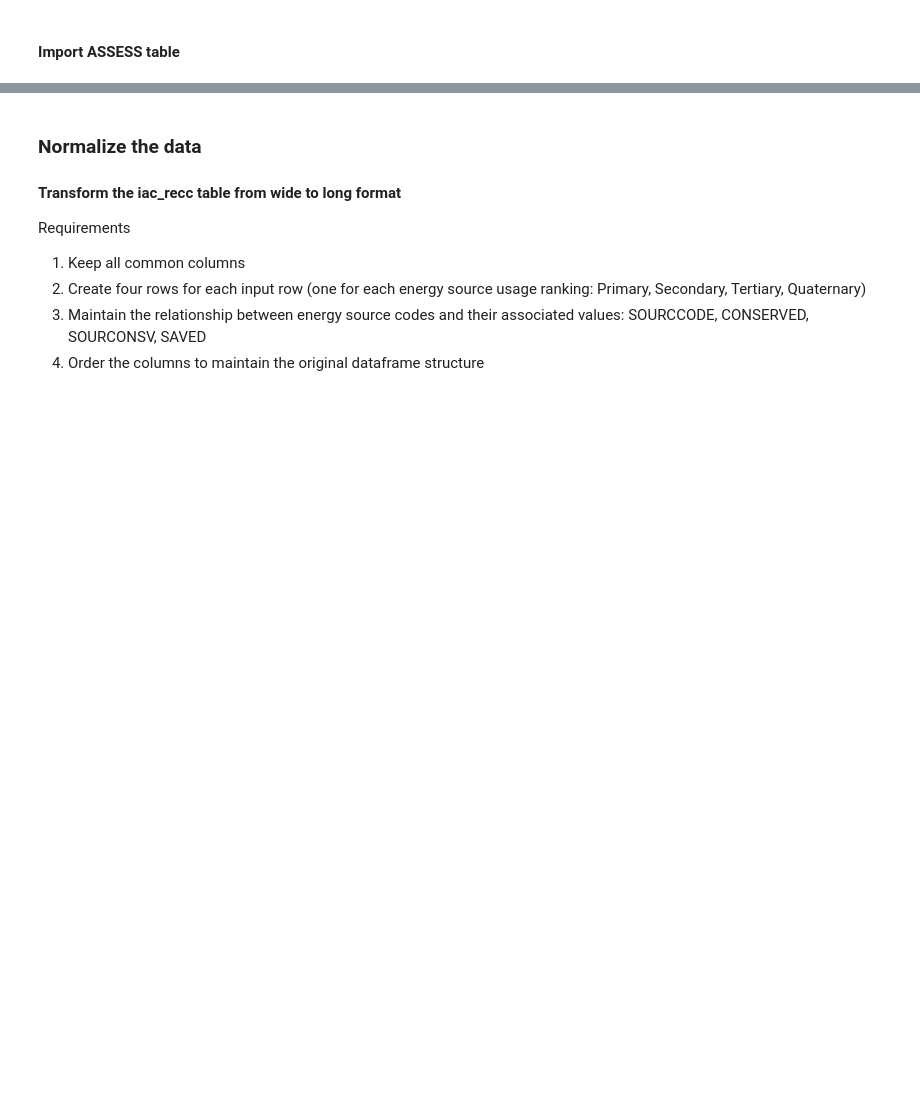
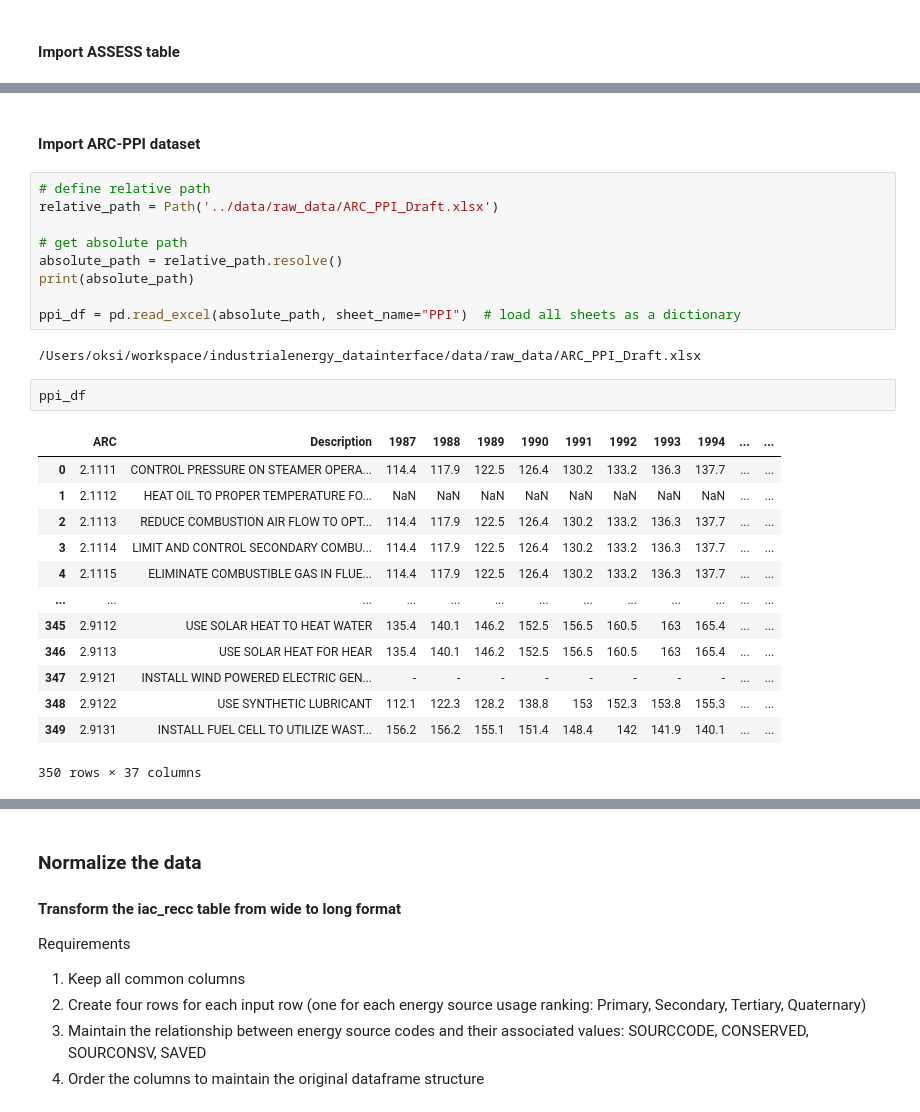
Before and after one commit to IndustrialEnergy/dataintegration, a Jupyter notebook: src/data_cleaning.ipynb, the cells around one changed output, grey strips where cells are left out. Saved outputs shown, nothing was run; the diff lists cells and outputs as text; blank space fills up the shorter version.

```diff
--- a/src/data_cleaning.ipynb
+++ b/src/data_cleaning.ipynb
@@ -63,3 +75,32 @@ Index(['ID', 'CENTER', 'FY', 'SIC', 'NAICS', 'STATE', 'SALES', 'EMPLOYEES',
        'W3_plant_usage', 'W4_plant_cost', 'W4_plant_usage', 'W5_plant_cost',
        'W5_plant_usage', 'W6_plant_cost', 'W6_plant_usage'],
       dtype='object')
+# %% [markdown]
+#### Import ARC-PPI dataset
+# %%
+# define relative path
+relative_path = Path('../data/raw_data/ARC_PPI_Draft.xlsx')
+
+# get absolute path
+absolute_path = relative_path.resolve()
+print(absolute_path)
+
+ppi_df = pd.read_excel(absolute_path, sheet_name="PPI")  # load all sheets as a dictionary
+# %% [output]
+/Users/oksi/workspace/industrialenergy_datainterface/data/raw_data/ARC_PPI_Draft.xlsx
+# %%
+ppi_df
+# %% [output]
+|  | ARC | Description | 1987 | 1988 | 1989 | 1990 | 1991 | 1992 | 1993 | 1994 | ... | ... |
+| 0 | 2.1111 | CONTROL PRESSURE ON STEAMER OPERA... | 114.4 | 117.9 | 122.5 | 126.4 | 130.2 | 133.2 | 136.3 | 137.7 | ... | ... |
+| 1 | 2.1112 | HEAT OIL TO PROPER TEMPERATURE FO... | NaN | NaN | NaN | NaN | NaN | NaN | NaN | NaN | ... | ... |
+| 2 | 2.1113 | REDUCE COMBUSTION AIR FLOW TO OPT... | 114.4 | 117.9 | 122.5 | 126.4 | 130.2 | 133.2 | 136.3 | 137.7 | ... | ... |
+| 3 | 2.1114 | LIMIT AND CONTROL SECONDARY COMBU... | 114.4 | 117.9 | 122.5 | 126.4 | 130.2 | 133.2 | 136.3 | 137.7 | ... | ... |
+| 4 | 2.1115 | ELIMINATE COMBUSTIBLE GAS IN FLUE... | 114.4 | 117.9 | 122.5 | 126.4 | 130.2 | 133.2 | 136.3 | 137.7 | ... | ... |
+| ... | ... | ... | ... | ... | ... | ... | ... | ... | ... | ... | ... | ... |
+| 345 | 2.9112 | USE SOLAR HEAT TO HEAT WATER | 135.4 | 140.1 | 146.2 | 152.5 | 156.5 | 160.5 | 163 | 165.4 | ... | ... |
+| 346 | 2.9113 | USE SOLAR HEAT FOR HEAR | 135.4 | 140.1 | 146.2 | 152.5 | 156.5 | 160.5 | 163 | 165.4 | ... | ... |
+| 347 | 2.9121 | INSTALL WIND POWERED ELECTRIC GEN... | - | - | - | - | - | - | - | - | ... | ... |
+| 348 | 2.9122 | USE SYNTHETIC LUBRICANT | 112.1 | 122.3 | 128.2 | 138.8 | 153 | 152.3 | 153.8 | 155.3 | ... | ... |
+| 349 | 2.9131 | INSTALL FUEL CELL TO UTILIZE WAST... | 156.2 | 156.2 | 155.1 | 151.4 | 148.4 | 142 | 141.9 | 140.1 | ... | ... |
+350 rows × 37 columns
```
Also changed, not shown: parts of 16 cells of this notebook.
